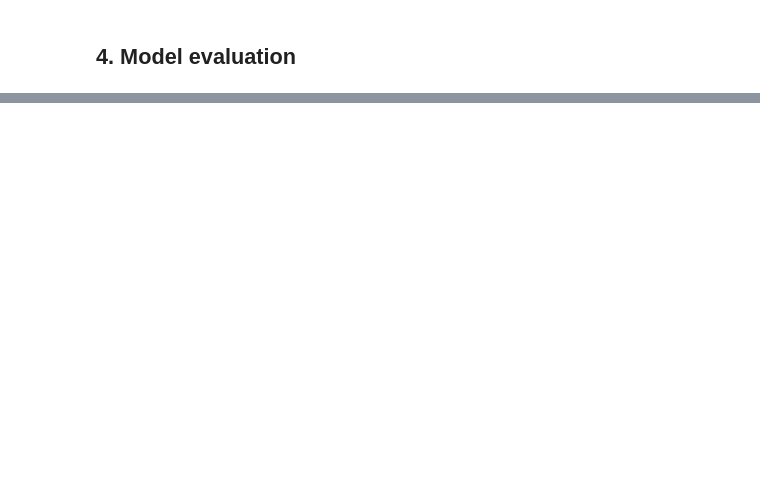
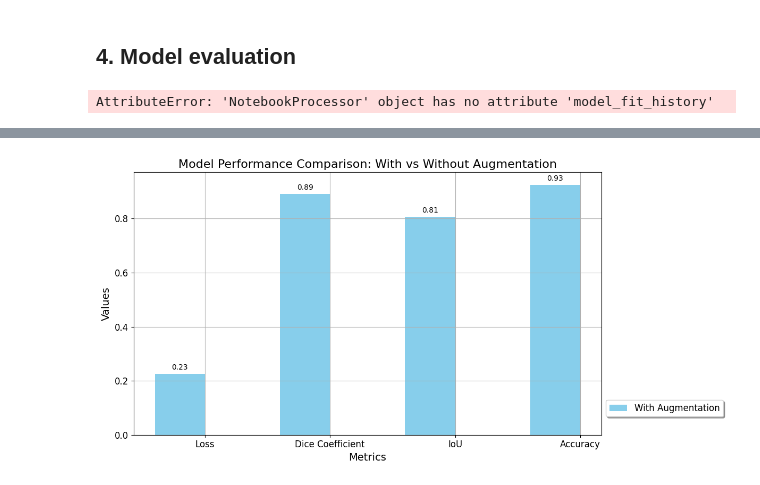
Before and after one commit to 6be709c0/oc-ai-engineer, a Jupyter notebook: OC/P8/output/1_scripts_final_032024.ipynb, the cells around one changed output, grey strips where cells are left out. Cells and saved outputs as stored; diff of their text form; code cells hidden in the pictures; blank space fills up the shorter version.

```diff
--- a/OC/P8/output/1_scripts_final_032024.ipynb
+++ b/OC/P8/output/1_scripts_final_032024.ipynb
@@ -513,7 +531,10 @@ n.model_fit()
 # %% [markdown]
 ## 4. Model evaluation
 # %%
-display_loss_accuracy_dice_iou(n.model_fit_history)
+# display_loss_accuracy_dice_iou(n.model_fit_history)
 n.model_predict_with_display_and_accuracy(n.img["test"][0],n.mask["test"][0])
+# %% [output]
+AttributeError: 'NotebookProcessor' object has no attribute 'model_fit_history'
 # %%
-evaluate_with_and_without_aug(n, n_not_aug)
+evaluate_with_and_without_aug(n)
+# %% [output]
@@ -519,0 +542 @@ evaluate_with_and_without_aug(n, n_not_aug)
+[figure, added]
```
Also changed, not shown: parts of 6 cells of this notebook, 7 other files.
